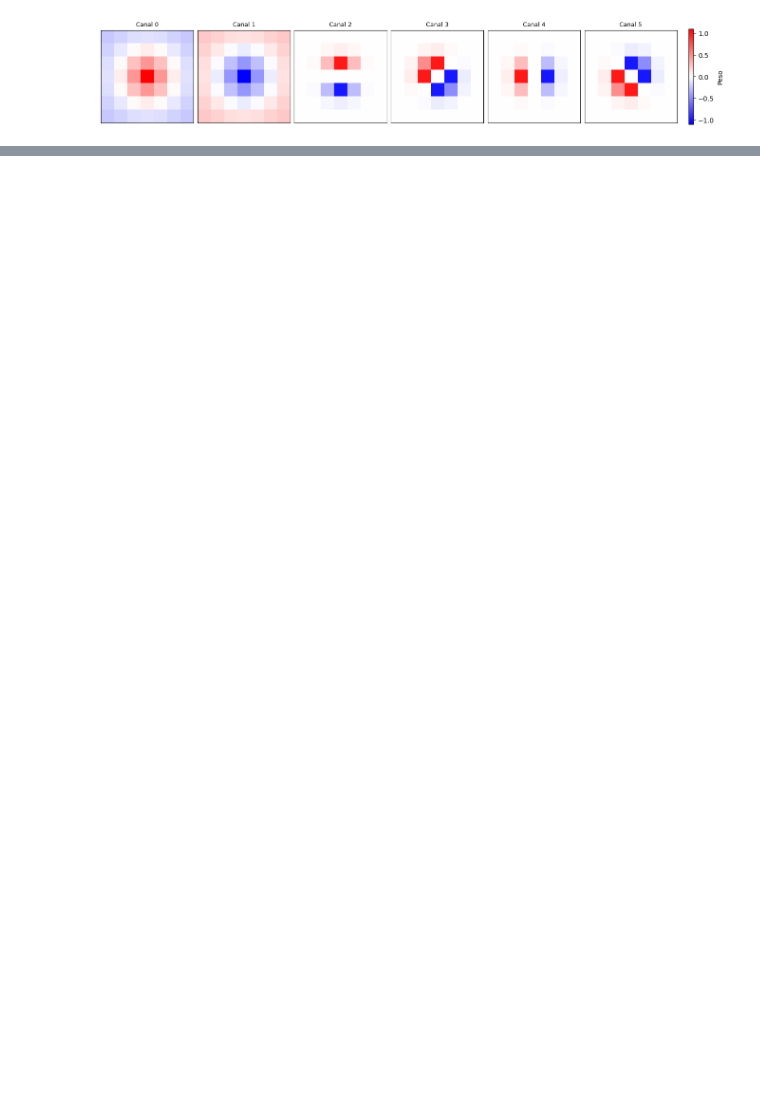
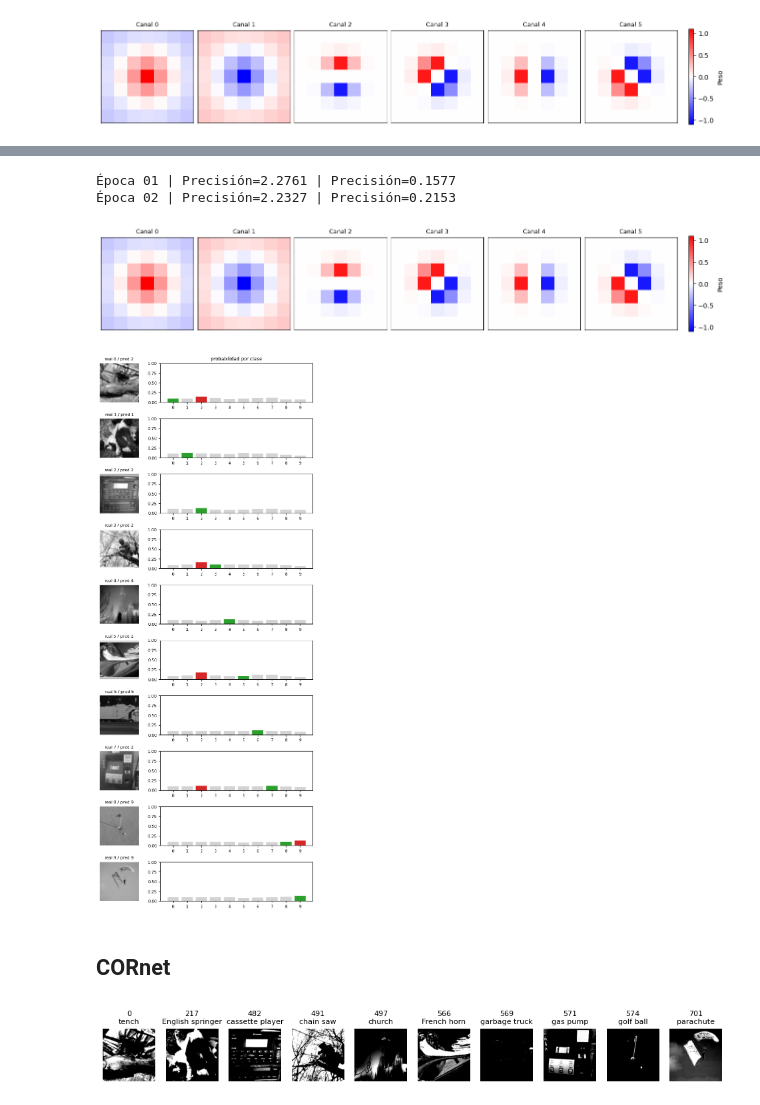
Before and after one commit to MaestriaCienciasCognitivas/ncc, a Jupyter notebook: book/notebooks/S5_Practico4.ipynb, the cells around one changed output, grey strips where cells are left out. Drawn from its saved outputs; the diff is of its cells as text; code cells hidden in the pictures; blank space fills up the shorter version.

Commit message:
agrega cornet

```diff
--- a/book/notebooks/S5_Practico4.ipynb
+++ b/book/notebooks/S5_Practico4.ipynb
@@ -444,0 +427,47 @@ Efecutá la celda siguiente para ver las activaciones de las diversas capas de l
+# %%
+num_canales = 6
+filtros = crear_filtros(num_canales=num_canales)
+conv_layer = ConvolutionalLayer(c_out=num_canales, filters=filtros)
+conv_layer.requires_grad_(False)
+
+# Instanciamos la red
+modelo = ConvClassifier(conv_layer, n_classes=10)
+
+# Especificamos el optimizador
+optimizador = torch.optim.Adam(modelo.parameters(), lr=1e-3)
+
+# Especificamos el criterio para medir la pérdida
+criterio = nn.CrossEntropyLoss()
+
+# Reproducibilidad
+SEED = 42
+torch.manual_seed(SEED)
+np.random.seed(SEED)
+
+# Iteramos sobre una cierta cantidad de épocas
+tmax = 2
+for epoca in range(1, tmax+1):
+  # Entrenamos a la red en el conjunto de entrenamiento
+  train_loss, train_acc = entrenar_red(modelo, train_loader, optimizador, criterio)
+
+  # Evaluamos en el conjunto de evaluación
+  val_loss, val_acc = evaluar_red(modelo, test_loader, criterio)
+
+  print(f"Época {epoca:02d} | Precisión={train_loss:.4f} | Precisión={val_acc:.4f}")
+# %% [output]
+Época 01 | Precisión=2.2761 | Precisión=0.1577
+Época 02 | Precisión=2.2327 | Precisión=0.2153
+# %%
+graficar_pesos(modelo.conv.conv.weight.detach())
+# %% [output]
+[figure, added]
+# %%
+modelo.eval()
+with torch.no_grad():
+    activaciones = modelo(ESTIMULOS)
+
+graficar_activaciones_lineales(activaciones, ESTIMULOS, ETIQUETAS)
+# %% [output]
+[figure, added]
+# %% [markdown]
+## CORnet
@@ -444,0 +573,18 @@ Efecutá la celda siguiente para ver las activaciones de las diversas capas de l
+# %%
+from torch.utils.data import DataLoader
+
+IMAGENETTE_A_IMAGENET = [0, 217, 482, 491, 497, 566, 569, 571, 574, 701]
+
+idx = [next(i for i, (_, y) in enumerate(test_ds) if y == d) for d in range(10)]
+ESTIMULOS = torch.stack([test_ds[i][0] for i in idx])        # (10, 1, 28, 28)
+ETIQUETAS = [IMAGENETTE_A_IMAGENET[test_ds[i][1]] for i in idx]
+NOMBRES = {IMAGENETTE_A_IMAGENET[i]: c[0] for i, c in enumerate(test_ds.classes)}
+
+fig, axes = plt.subplots(1, 10, figsize=(12, 6))
+for i, axis in enumerate(axes):
+    etiqueta = ETIQUETAS[i]
+    axis.set_title(f"{etiqueta}\n{NOMBRES[etiqueta]}", fontsize=8)
+    graficar_estimulo(ESTIMULOS[i][0], axis, show=False)
+plt.show()
+# %% [output]
+[figure, added]
```
Also changed, not shown: parts of 22 cells of this notebook.
